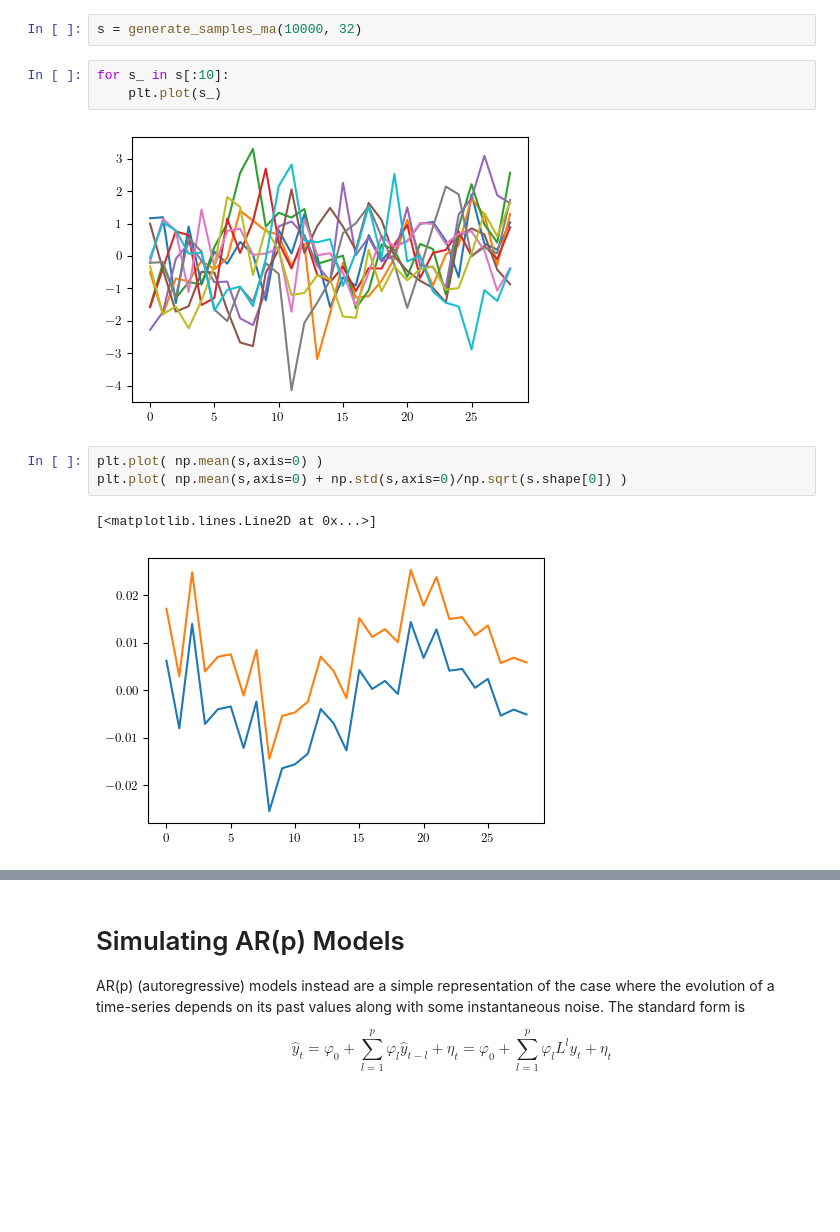
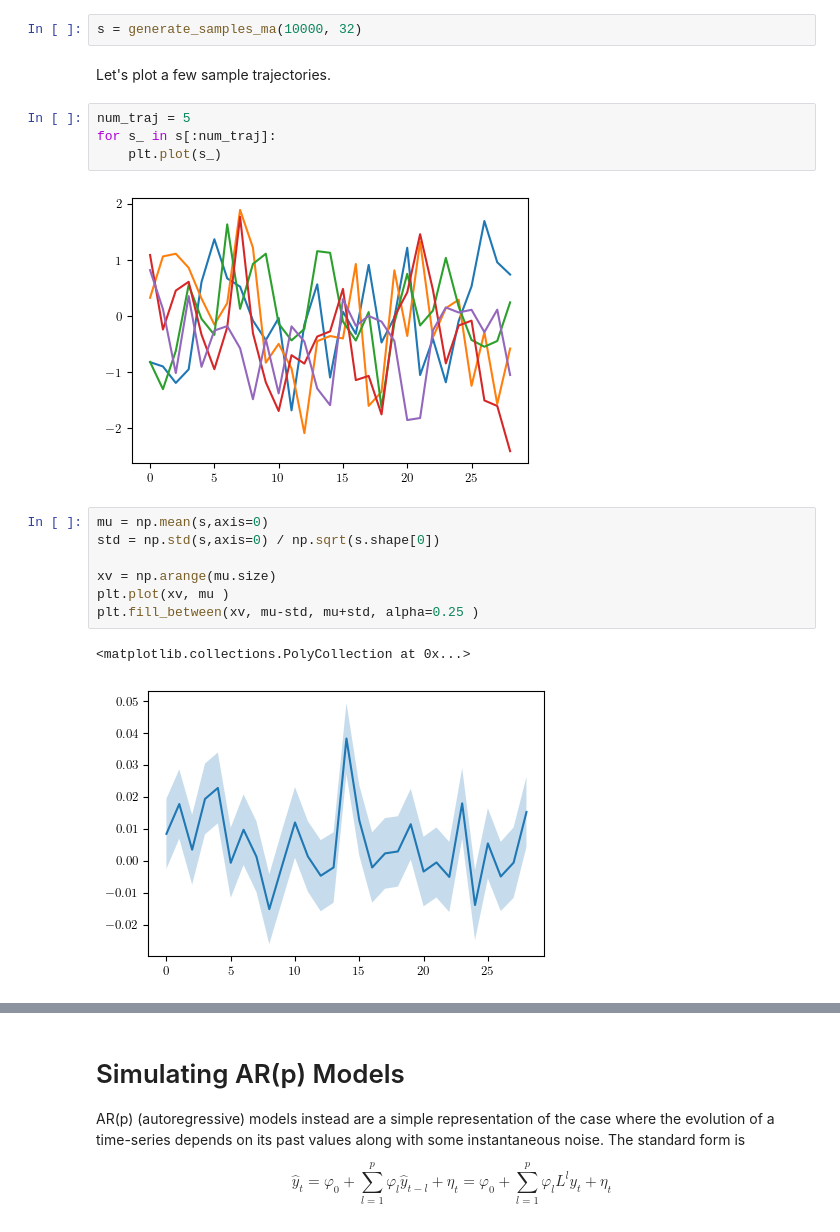
Before and after one commit to jonathanbraden/RandomTimeSeries, a Jupyter notebook: Generating Random Time Series.ipynb, the cells around one changed output, grey strips where cells are left out. Saved outputs shown, nothing was run; the diff lists cells and outputs as text; blank space fills up the shorter version.

```diff
--- a/Generating Random Time Series.ipynb
+++ b/Generating Random Time Series.ipynb
@@ -78,14 +88,21 @@ def generate_samples_ma(num_samples, num_steps, *, ma_coeffs=np.array([0.1,0.2,0
 # %%
 s = generate_samples_ma(10000, 32)
+# %% [markdown]
+Let's plot a few sample trajectories.
 # %%
-for s_ in s[:10]:
+num_traj = 5
+for s_ in s[:num_traj]:
     plt.plot(s_)
 # %% [output]
-[figure, old version]
+[figure, new version]
 # %%
-plt.plot( np.mean(s,axis=0) )
-plt.plot( np.mean(s,axis=0) + np.std(s,axis=0)/np.sqrt(s.shape[0]) )
+mu = np.mean(s,axis=0)
+std = np.std(s,axis=0) / np.sqrt(s.shape[0])
+
+xv = np.arange(mu.size)
+plt.plot(xv, mu )
+plt.fill_between(xv, mu-std, mu+std, alpha=0.25 )
 # %% [output]
-[<matplotlib.lines.Line2D at 0x...>]
+<matplotlib.collections.PolyCollection at 0x...>
-[figure, old version]
+[figure, new version]
 # %%
```
Also changed, not shown: parts of 10 cells of this notebook.
